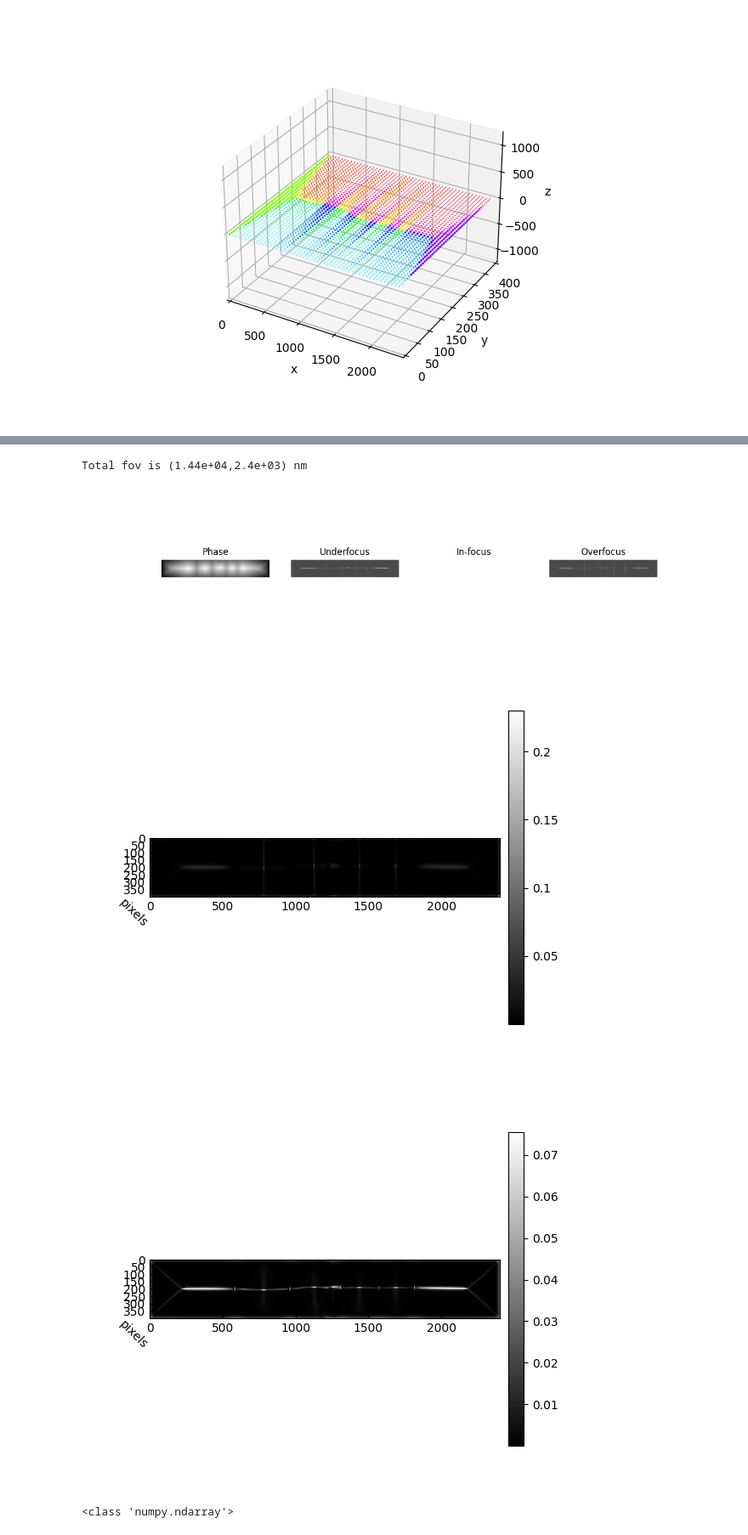
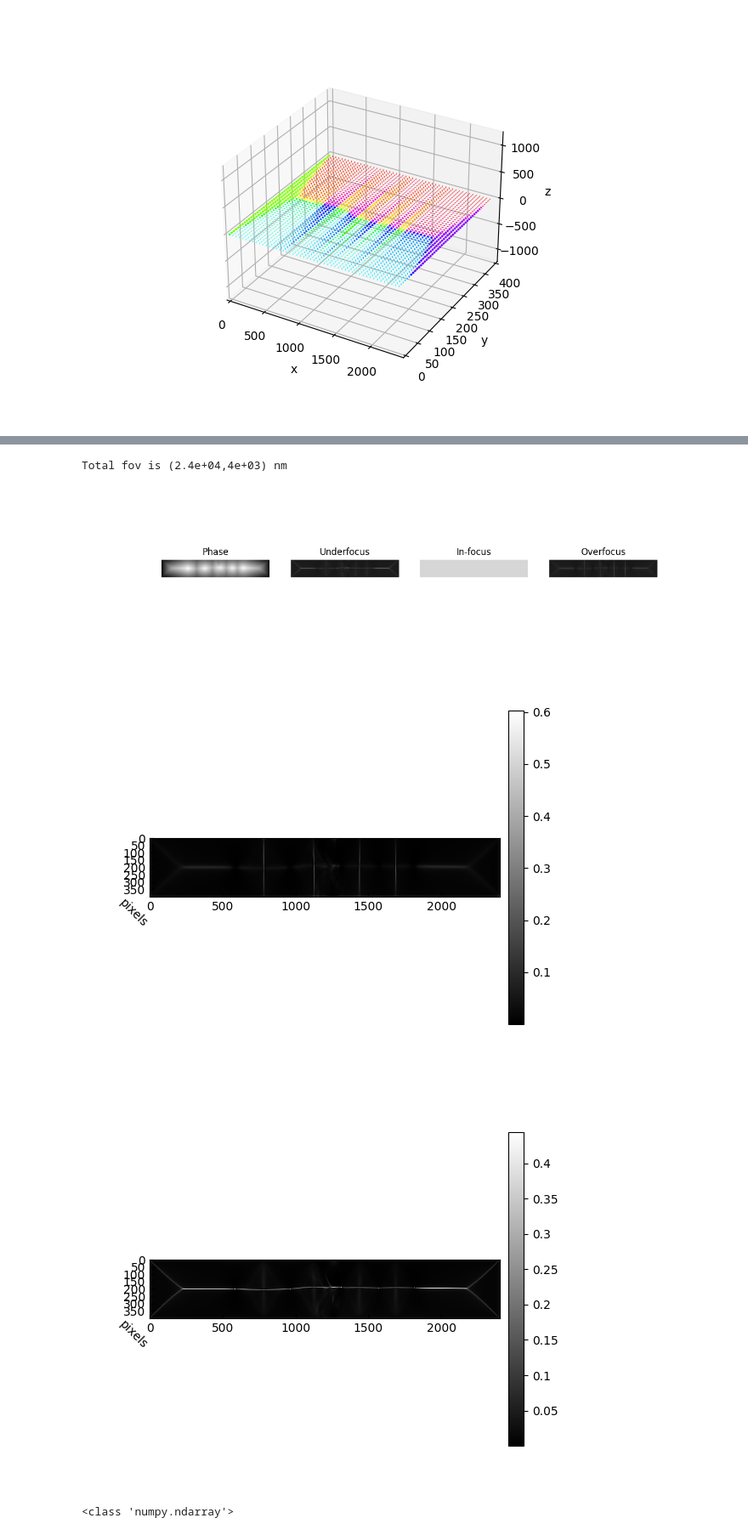
Before and after one commit to HarrismLiuch/PyLorentz, a Jupyter notebook: sw_simulation/sw_sim_LTEM_from_npy.ipynb, the cells around one changed output, grey strips where cells are left out. Shown at 85% size. Drawn from its saved outputs; the diff is of its cells as text; code cells hidden in the pictures.

```diff
--- a/sw_simulation/sw_sim_LTEM_from_npy.ipynb
+++ b/sw_simulation/sw_sim_LTEM_from_npy.ipynb
@@ -29,7 +29,7 @@ mag_y = np.transpose(mag_y, (2, 0, 1))
 mag_z = np.transpose(mag_z, (2, 0, 1))
 
 
-del_px = mem_thk/3 # nm
+del_px = 10 # nm
 zscale = mem_thk/3 # nm
 # %%
 from colorwheel import color_im
@@ -135,21 +135,21 @@ show_im(mphi_m, title="magnetic phase shift from Mansuripur algorithm", cbar_tit
 # %%
 # using the linear superposition phase
 ALTEM = Microscope(E=200e3,Cs = 200.0e3, theta_c = 0.01e-3, def_spr = 80.0)
-defval = 7000000 # nm
+defval = 5000000 # nm
 amorphous_noise = 0.2 # unitless scaling parameter
 Tphi, im_un, im_in, im_ov = sim_images(mphi=mphi_m, ephi=ephi_m,
                                        pscope=ALTEM,
                                        del_px=del_px,
                                        def_val=defval,
                                        add_random=amorphous_noise)
 show_sims(Tphi, im_un, im_in, im_ov)
 show_im(im_ov)
 show_im(im_un)
 # %% [output]
-Total fov is (1.44e+04,2.4e+03) nm
+Total fov is (2.4e+04,4e+03) nm
-[figure, old version]
+[figure, new version]
-[figure, old version]
+[figure, new version]
-[figure, old version]
+[figure, new version]
 # %%
 #lower = 0
 #upper = 2.2
```
Also changed, not shown: parts of 10 cells of this notebook.
